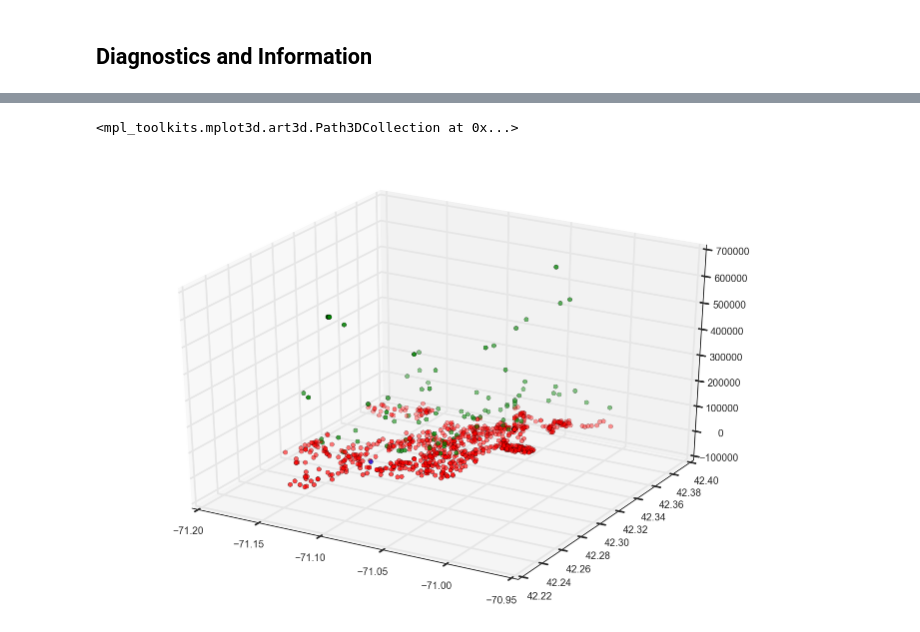
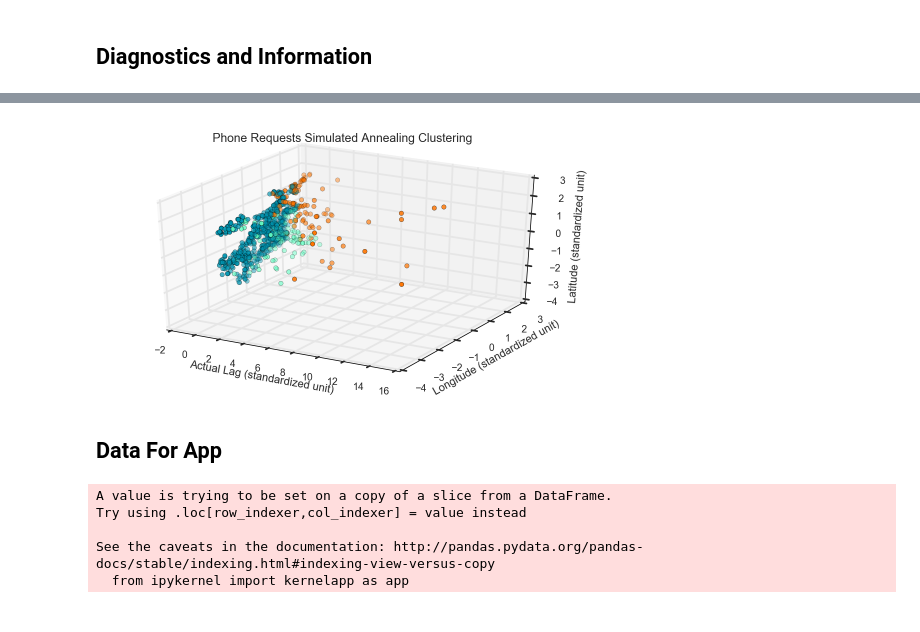
Before and after one commit to onefishy/Boston311, a Jupyter notebook: iPython/Simulated Annealing.ipynb, the cells around one changed output, grey strips where cells are left out. Saved outputs shown, nothing was run; the diff lists cells and outputs as text; code cells hidden in the pictures.

Commit message:
most recent simulated annealing

```diff
--- a/iPython/Simulated Annealing.ipynb
+++ b/iPython/Simulated Annealing.ipynb
@@ -153,7 +164,7 @@ def get_likl(row, current):
                                                    allow_singular=True))
     return likls
 
-def get_value(current):
+def get_value(current, dat):
     """
     Returns the negative log-liklihood of all the data being
     generated from the current mixture-model. It assumes that
@@ -169,31 +180,32 @@ def get_value(current):
 # %%
 # initialize the simulated annealing variables
 
-temp = 30
+temp = .1
 dim = dat.shape[1]
-current = [{'means': np.array(np.mean(dat,axis=0)),
-            'cov':np.diag(np.std(dat, axis=0))},
+stds = np.std(dat, axis=0)
+current = [{'means': np.array(np.mean(dat,axis=0))+np.sqrt(stds),
+            'cov':np.diag(stds)},
            {'means': np.array(np.mean(dat,axis=0)),
-            'cov':np.diag(np.std(dat, axis=0))},
-          {'means': np.array(np.mean(dat,axis=0)),
-            'cov':np.diag(np.std(dat, axis=0))}]
+            'cov':np.diag(stds)},
+           {'means': np.array(np.mean(dat,axis=0))-np.sqrt(stds),
+            'cov':np.diag(stds)}]
 
 bestI = [0]
 contents = [current[:]]
-values = [get_value(current)]
+values = [get_value(current, dat)]
 # %% [markdown]
 ## Running the Algorithm
 # %%
-# in case the temperature needs to be reset
-temp = 1
+# in case the temperature needs to be reset, comment out otherwise
+temp = .01
 print "Starting temperature: %.5f" % temp
 
-for i in tqdm.trange(800):
+for i in tqdm.trange(400):
     suggested = jump(current)
-    suggested_val = get_value(suggested)
+    suggested_val = get_value(suggested, dat)
 
     diff = suggested_val - values[-1]
-    if diff < np.random.exponential(temp):
+    if diff < 0 or np.random.uniform() < (1.0*values[-1] / suggested_val)**(1.0/temp):
         if i % 500 == 0:
             temp *= 97./100.
         contents.append(suggested)
@@ -355,18 +327,48 @@ display_animation(anim)
 # %%
 # hard clustering
 
+dims = ('Longitude (standardized unit)', 'Latitude (standardized unit)', 'Actual Lag (standardized unit)')
+
 def to_col(i):
-    lst = ['g', 'r', 'b']
+    lst = ('#ff7500', '#0096b2', '#63ffc4')
     return lst[i]
 
 best = contents[bestI[-1]]
 cols = [to_col(np.argmax(get_likl(row, best))) for row in dat]
 
 #print dat[np.array(cols)==0]
 
-fig = plt.figure()
+fig = plt.figure(figsize=[7,4])
 ax = fig.add_subplot(111, projection='3d')
-ax.scatter(dat[:,0], dat[:,1], dat[:,2], c=cols)
+ax.set_title('Phone Requests Simulated Annealing Clustering')
+ax.scatter(dat[:,2], dat[:,0], dat[:,1], c=cols)
+ax.set_ylabel(dims[0])
+ax.set_ylim((-4,3))
+ax.set_zlabel(dims[1])
+ax.set_zlim((-4,3))
+ax.set_xlabel(dims[2])
+ax.set_xlim((-2,16))
+plt.tight_layout()
+plt.savefig('simulated_annealing_clustering.pdf')
 # %% [output]
-<mpl_toolkits.mplot3d.art3d.Path3DCollection at 0x...>
-[figure, old version]
+[figure, new version]
+# %% [markdown]
+## Data For App
+# %%
+dat_a = app[['LONGITUDE', 'LATITUDE', 'ACTUAL_LAG']]
+dat_a['ACTUAL_LAG'] = dat_a['ACTUAL_LAG'].astype('timedelta64[m]')
+dat_a = dat_a.as_matrix()
+
+# standardizing the data
+dat_a = (dat_a - np.mean(dat_a, axis=0)) / np.std(dat_a, axis=0)
+
+dims = ('Longitude', 'Latitude', 'Actual Lag')
+
+# make it shorter for testing
+dat_a = dat_a[:1000]
+# %% [output]
+A value is trying to be set on a copy of a slice from a DataFrame.
+Try using .loc[row_indexer,col_indexer] = value instead
+
+See the caveats in the documentation: http://pandas.pydata.org/pandas-docs/stable/indexing.html#indexing-view-versus-copy
+  from ipykernel import kernelapp as app
```
Also changed, not shown: parts of 20 cells of this notebook.
